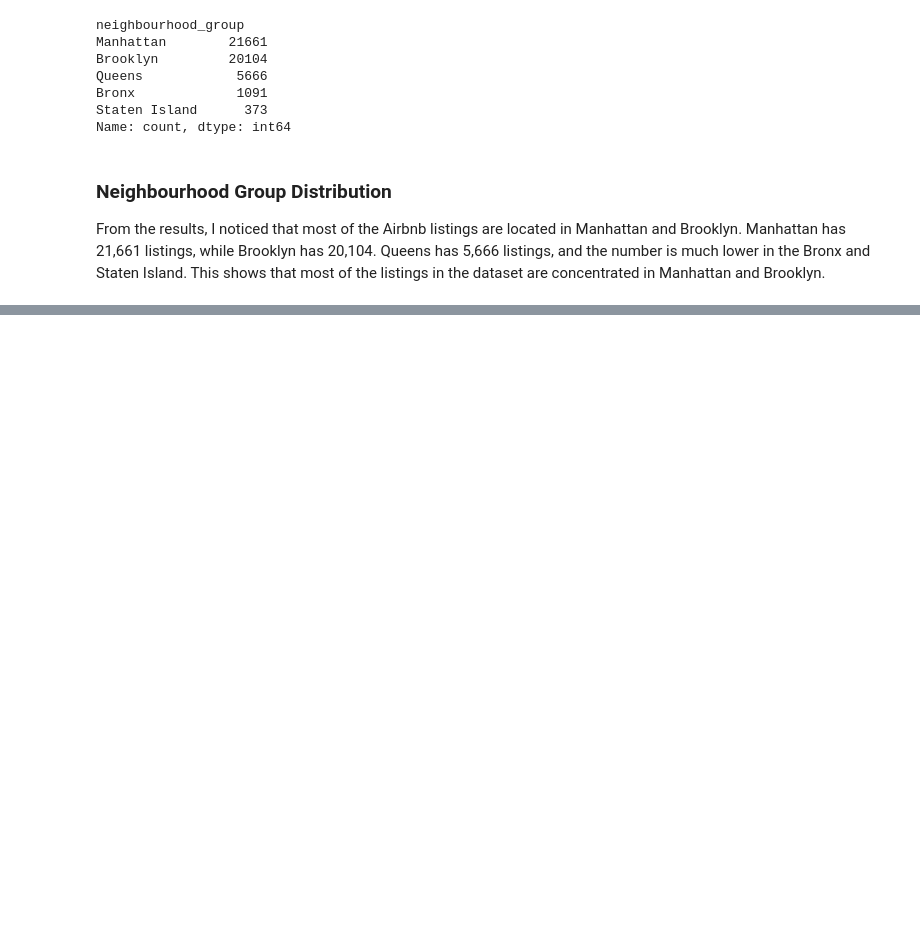
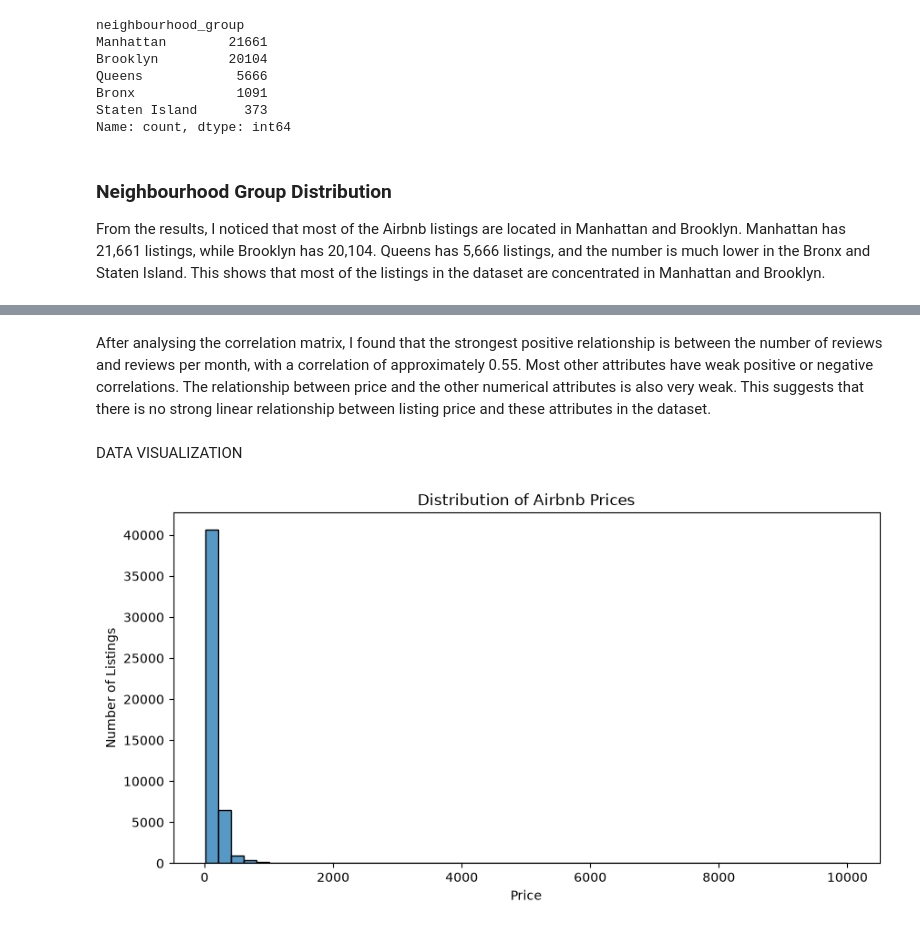
Before and after one commit to AbrarFayazBhat/nyc-airbnb-data-analysis, a Jupyter notebook: notebooks/01_data_understanding.ipynb, the cells around one changed output, grey strips where cells are left out. Saved outputs shown, nothing was run; the diff lists cells and outputs as text; code cells hidden in the pictures; blank space fills up the shorter version.

Commit message:
start data visualization

```diff
--- a/notebooks/01_data_understanding.ipynb
+++ b/notebooks/01_data_understanding.ipynb
@@ -227,0 +259,5 @@ df.describe()
+# %%
+df_clean = df.copy()
+# %%
+df_clean['name'] = df_clean['name'].fillna('Unknown')
+df_clean['host_name'] = df_clean['host_name'].fillna('Unknown')
@@ -227,0 +320,3 @@ df.describe()
+# %%
+df_clean['last_review'] = pd.to_datetime(df_clean['last_review'])
+df_clean['last_review'].dtype
@@ -227,0 +394,3 @@ df.describe()
+# %%
+df_clean = df_clean[df_clean['price'] > 0]
+(df_clean['price'] == 0).sum()
@@ -227,0 +597,16 @@ df.describe()
+# %% [markdown]
+After analysing the correlation matrix, I found that the strongest positive relationship is between the number of reviews and reviews per month, with a correlation of approximately 0.55. Most other attributes have weak positive or negative correlations. The relationship between price and the other numerical attributes is also very weak. This suggests that there is no strong linear relationship between listing price and these attributes in the dataset.
+# %% [markdown]
+DATA VISUALIZATION
+# %%
+plt.figure(figsize=(10, 5))
+
+sns.histplot(df_clean['price'], bins=50)
+
+plt.title('Distribution of Airbnb Prices')
+plt.xlabel('Price')
+plt.ylabel('Number of Listings')
+
+plt.show()
+# %% [output]
+[figure, added]
```
Also changed, not shown: parts of 65 cells of this notebook.
